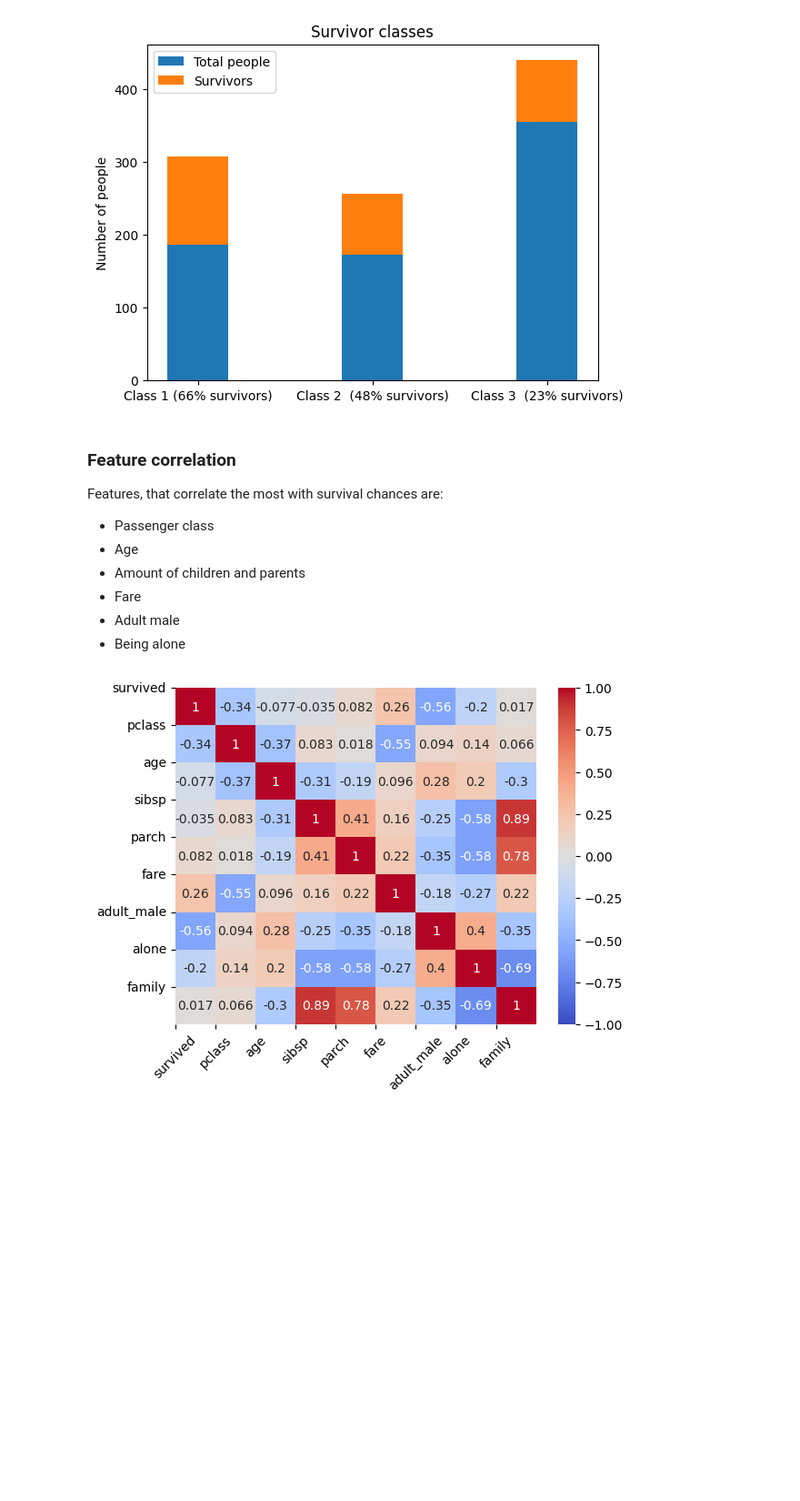
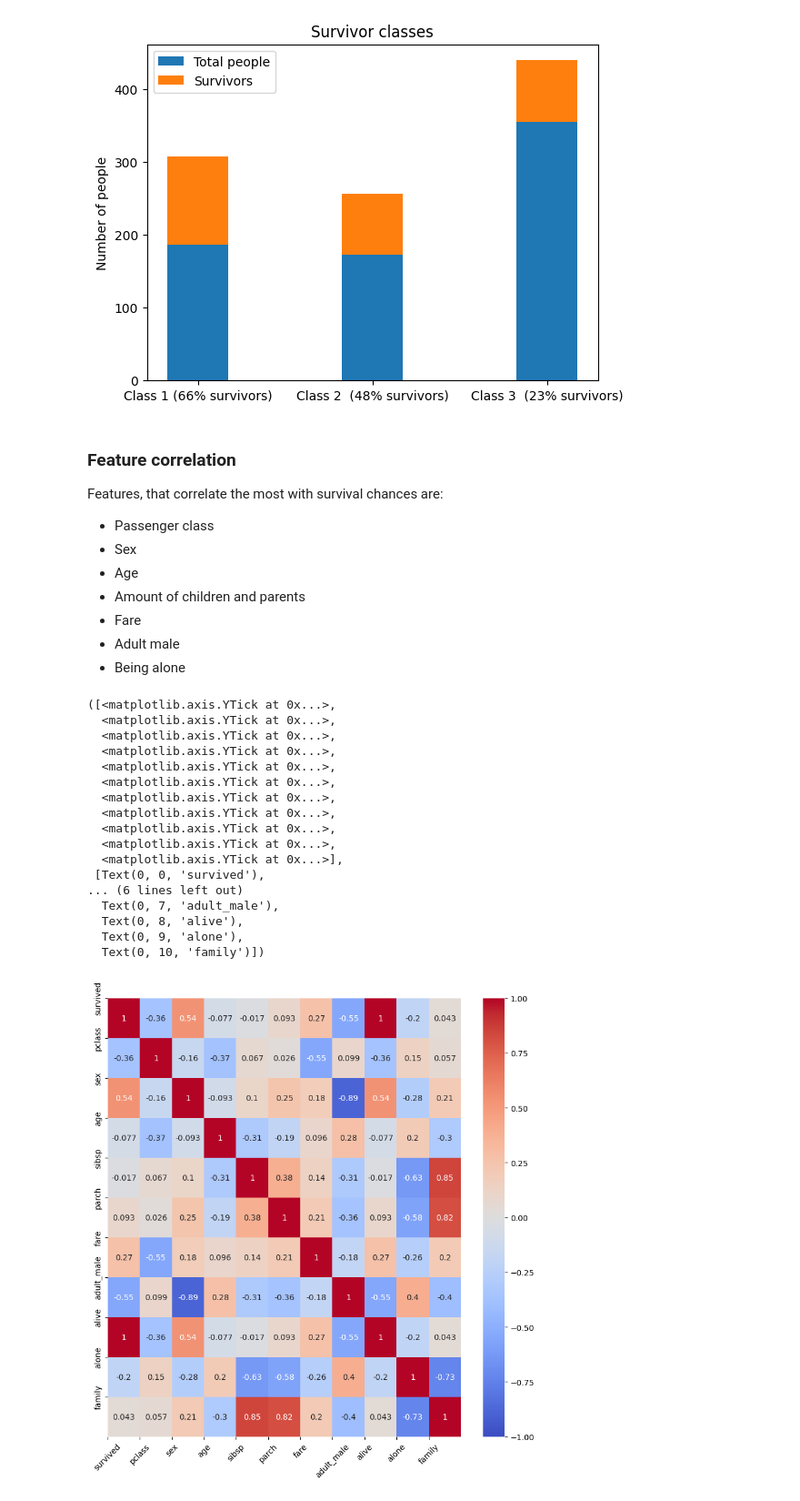
Before and after one commit to Lev1231254/analyzeTitanicData, a Jupyter notebook: analysis.ipynb, the cells around one changed output. Shown at 91% size. Drawn from its saved outputs; the diff is of its cells as text; code cells hidden in the pictures; blank space fills up the shorter version.

```diff
--- a/analysis.ipynb
+++ b/analysis.ipynb
@@ -7,16 +14,23 @@ import pandas as pd
 # %%
 dataset = sns.load_dataset('titanic')
 
-family = dataset.loc[:,'sibsp'].add(dataset.loc[:,'parch'])
+# add family feature
+family = dataset['sibsp'].add(dataset['parch'])
 family = pd.DataFrame(family, columns=['family'])
 
 dataset = dataset.join(family)
-print("The dataset: ", end='\n\n')
+
+#remove rows with nan
+dataset = dataset.dropna(subset=['age'])
+
+# turn str features into numeric features
+dataset['sex'] = dataset['sex'].map({'male' : 0, 'female' : 1})
+dataset['alive'] = dataset['alive'].map({'yes' : 1, 'no' : 0})
+
 print(dataset)
-
+print(dataset.describe())
 
 
 column_names = np.array(dataset.columns)
 data = dataset.values
-data = np.array([row for row in data if (not np.isnan(row[3]))])
 # %% [output]
@@ -116,6 +134,7 @@ _ = plt.legend()
 
 Features, that correlate the most with survival chances are:
 - Passenger class
+- Sex
 - Age
 - Amount of children and parents
 - Fare
@@ -124,14 +143,31 @@ Features, that correlate the most with survival chances are:
 # %%
 corr = dataset.corr(numeric_only=True)
 
+plt.figure(figsize=(10, 10))
 sns.heatmap(corr, annot=True, cmap="coolwarm", vmin=-1, vmax=1)
 plt.xticks(range(len(corr.columns)), corr.columns, rotation=45)
 plt.yticks(range(len(corr.columns)), corr.columns)
 
-
 plt.show()
 # %% [output]
+([<matplotlib.axis.YTick at 0x...>,
+  <matplotlib.axis.YTick at 0x...>,
+  <matplotlib.axis.YTick at 0x...>,
+  <matplotlib.axis.YTick at 0x...>,
+  <matplotlib.axis.YTick at 0x...>,
+  <matplotlib.axis.YTick at 0x...>,
+  <matplotlib.axis.YTick at 0x...>,
+  <matplotlib.axis.YTick at 0x...>,
+  <matplotlib.axis.YTick at 0x...>,
+  <matplotlib.axis.YTick at 0x...>,
+  <matplotlib.axis.YTick at 0x...>],
+ [Text(0, 0, 'survived'),
+... (6 lines left out)
+  Text(0, 7, 'adult_male'),
+  Text(0, 8, 'alive'),
+  Text(0, 9, 'alone'),
+  Text(0, 10, 'family')])
-[figure, old version]
+[figure, new version]
 # %% [markdown]
 ## Train model to predict survival
 
```
Also changed, not shown: parts of 12 cells of this notebook, 1 other file.
